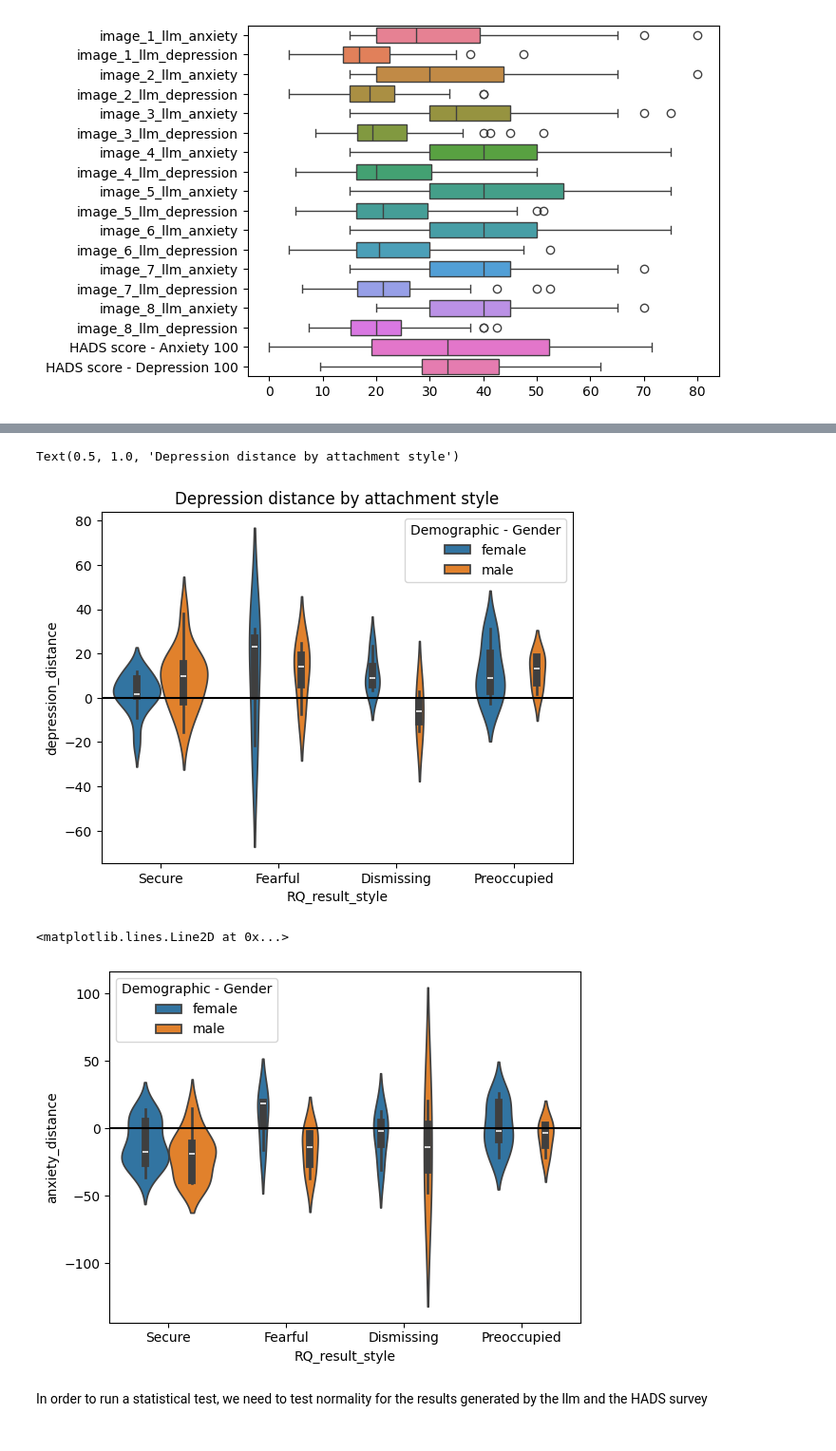
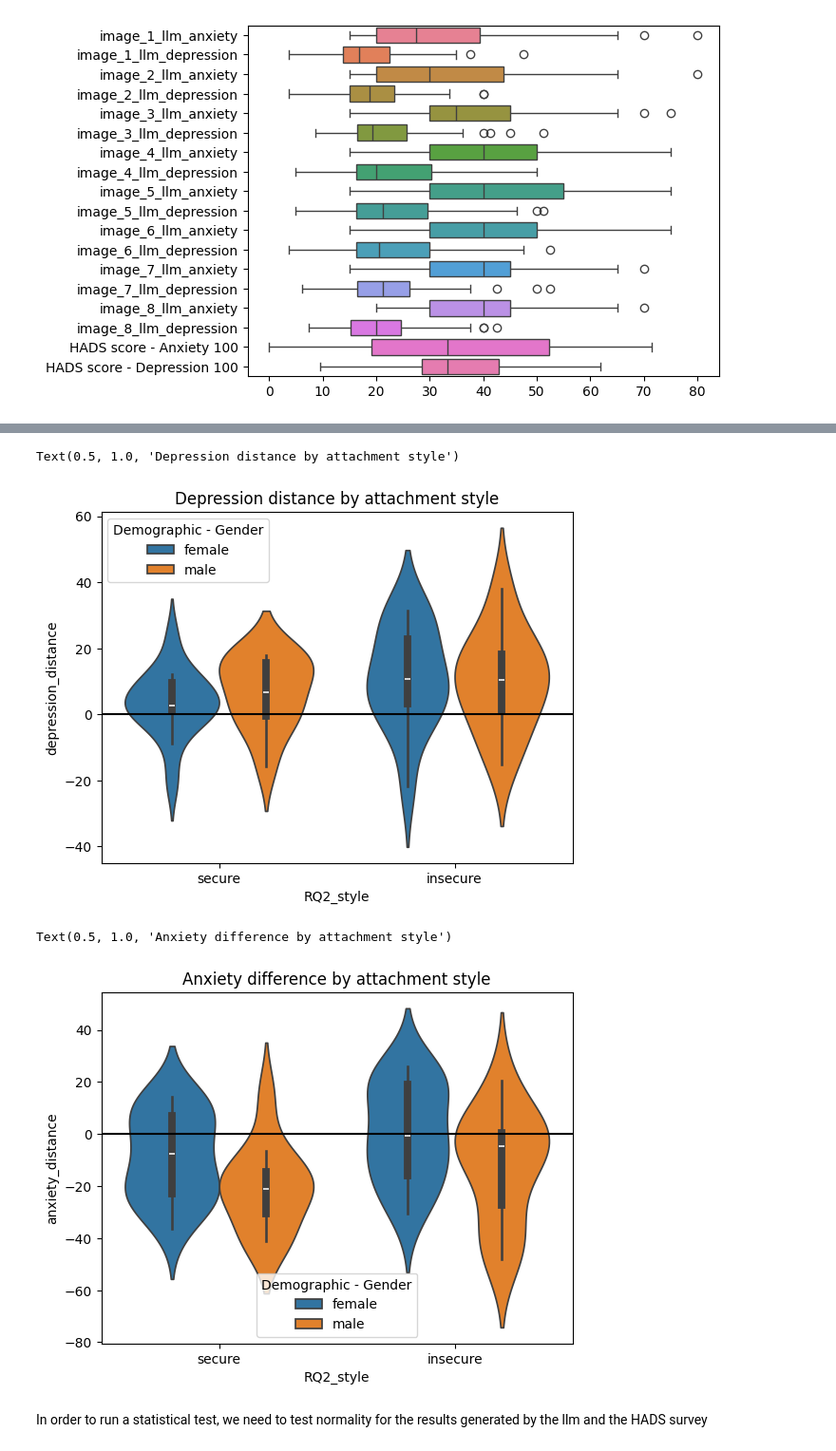
Before and after one commit to Zelev/attachment-jupyter, a Jupyter notebook: Attachment transcription service.ipynb, the cells around one changed output, grey strips where cells are left out. Shown at 95% size. Saved outputs shown, nothing was run; the diff lists cells and outputs as text; code cells hidden in the pictures.

```diff
--- a/Attachment transcription service.ipynb
+++ b/Attachment transcription service.ipynb
@@ -625,3 +625,29 @@ for answer in full_answers:
     answer["RQ_result_style"] = answer.get("RQ score").get("style")
     answer["RQ_self_model"] = answer.get("RQ score").get("anxiety")
     answer["RQ_others_model"] = answer.get("RQ score").get("avoidance")
+# %%
+# Categorize the persons by styles from the anxiety and avoidance cuadrants of the RQ model
+# Secure if coordinates are bigger than 0, 0, insecure otherwise. For the ambiguous cases check the style
+
+for answer in full_answers:
+    if (
+        answer.get("RQ score").get("anxiety") > 0
+        and answer.get("RQ score").get("avoidance") > 0
+    ):
+        answer["RQ2_style"] = "secure"
+    elif (
+        answer.get("RQ score").get("anxiety") < 0
+        or answer.get("RQ score").get("avoidance") < 0
+    ):
+        answer["RQ2_style"] = "insecure"
+    else:
+        print(f"answer with anxiety {answer.get('RQ score').get('anxiety')} and avoidance {answer.get('RQ score').get('avoidance')} is ambiguous")
+        if answer.get("RQ score").get("anxiety") == 0 and answer.get("RQ score").get("avoidance") > 0:
+            answer["RQ2_style"] = "secure"
+        elif answer.get("RQ score").get("anxiety") > 0 and answer.get("RQ score").get("avoidance") == 0:
+            answer["RQ2_style"] = "secure"
+        elif answer.get("RQ score").get("style").lower() == "secure":
+            answer["RQ2_style"] = "secure"
+        else:
+            answer["RQ2_style"] = "insecure"
+        print(answer.get("RQ2_style"))
@@ -1382,28 +1533,29 @@ graph.axhline(0, color="black", linewidth=0.5)
 # %%
 graph = sns.violinplot(
     data=df,
-    x="RQ_result_style",
+    x="RQ2_style",
     y="depression_distance",
     hue="Demographic - Gender",
     density_norm="count",
 )
 graph.axhline(0, color="black")
-graph.set_title("Depression distance by attachment style")
+graph.set_title("Depression difference by attachment style")
 # %% [output]
 Text(0.5, 1.0, 'Depression distance by attachment style')
-[figure, old version]
+[figure, new version]
 # %%
 graph = sns.violinplot(
     data=df,
-    x="RQ_result_style",
+    x="RQ2_style",
     y="anxiety_distance",
     hue="Demographic - Gender",
     density_norm="count",
 )
 graph.axhline(0, color="black")
+graph.set_title("Anxiety difference by attachment style")
 # %% [output]
-<matplotlib.lines.Line2D at 0x...>
+Text(0.5, 1.0, 'Anxiety difference by attachment style')
-[figure, old version]
+[figure, new version]
 # %% [markdown]
 In order to run a statistical test, we need to test normality for the results generated by the llm and the HADS survey
 # %%
```
Also changed, not shown: parts of 7 cells of this notebook.
